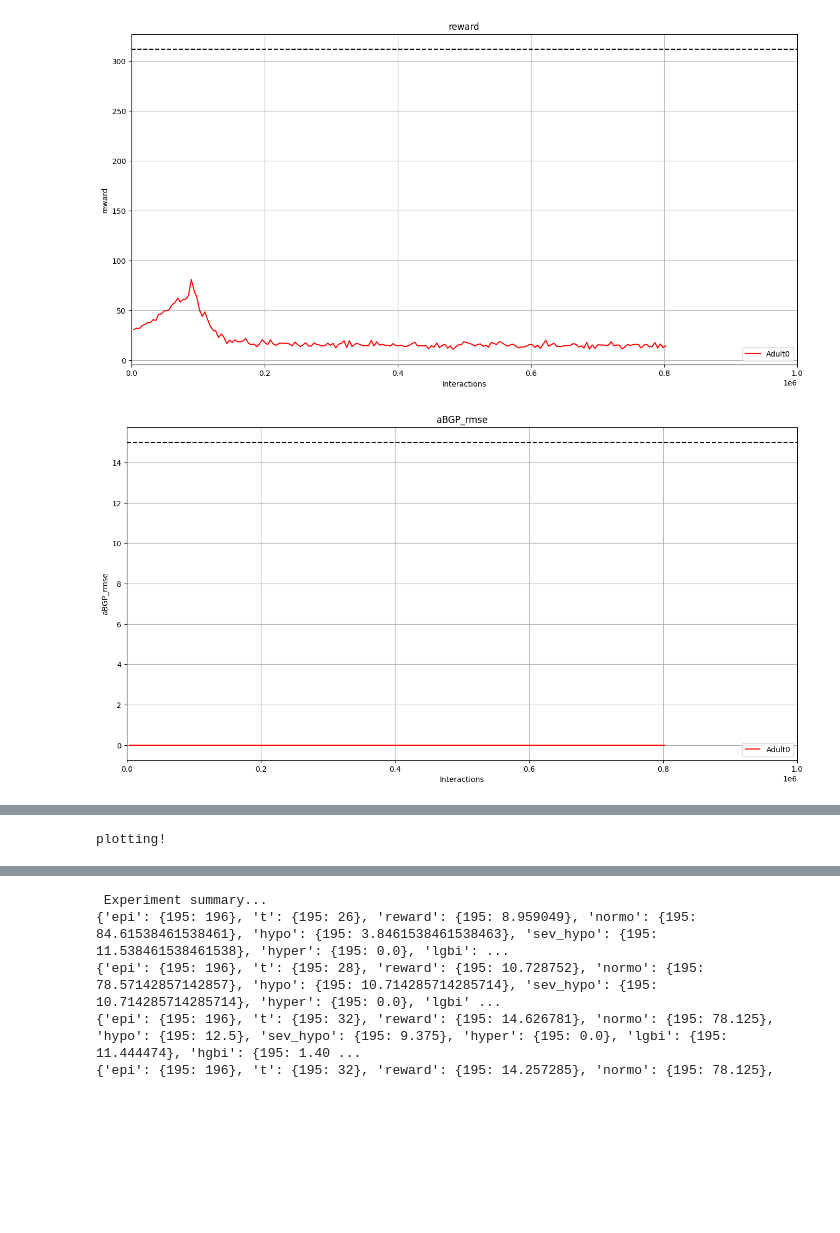
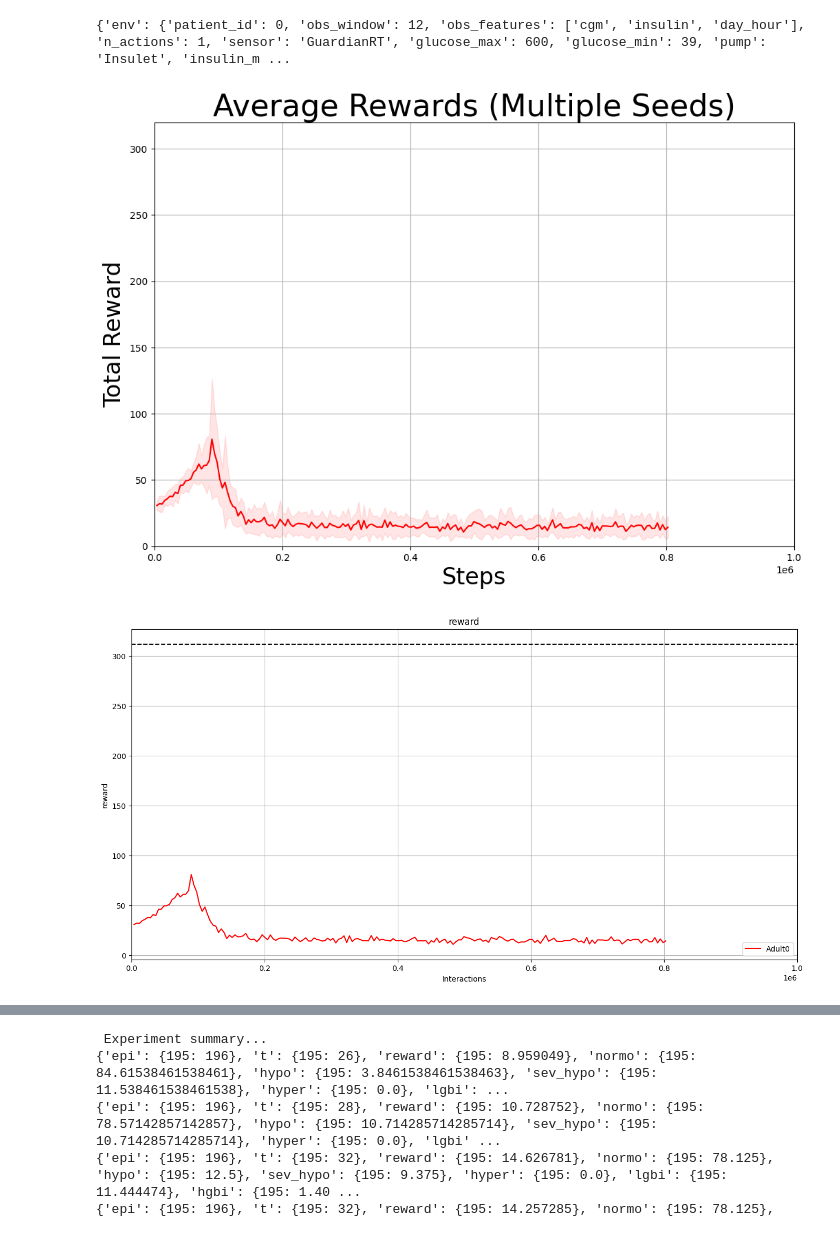
Before and after one commit to RL4H/RL4T1D, a Jupyter notebook: visualiser/notebooks/individual_analyzer.ipynb, the cells around one changed output, grey strips where cells are left out. Saved outputs shown, nothing was run; the diff lists cells and outputs as text; code cells hidden in the pictures; blank space fills up the shorter version.

Commit message:
fixed multiple averages func

```diff
--- a/visualiser/notebooks/individual_analyzer.ipynb
+++ b/visualiser/notebooks/individual_analyzer.ipynb
@@ -46,33 +46,35 @@ else:
     exp3 = ExperimentVisualise(id=EXP_NAME+'_3', version=1.1, plot_version=1, test_seeds=5000)
 
     exp_vis = {
                 '1':{ "id":exp1, "color":'r',"show": disp_arr[1], "label":LABEL},
                 '2':{ "id":exp2, "color":'g',"show": disp_arr[2], "label":LABEL},
                 '3':{ "id":exp3, "color":'b',"show": disp_arr[3], "label":LABEL},
     }
 
 
 # plot the graphs
 
 # average metric
-if not SINGLE_VIEW: plot_testing_average_metric(exp_vis, [['1', '2', '3']], type='normal', dis_len=dis_len, metric='reward', goal=312, fill=True)
+plot_testing_average_metric(exp_vis, [['1']] if SINGLE_VIEW else [['1', '2', '3']], type='normal', dis_len=dis_len, metric='reward', goal=312, fill=True)
+
 
 #individual seed metrics
 plot_testing_metric(exp_vis, type='normal', dis_len=dis_len, metric='reward', goal=312, fill=False, label=False)  # normal
 plot_testing_metric(exp_vis, type='min_max', dis_len=dis_len, metric='aBGP_rmse', goal=15, fill=False)
 #plot_testing_metric(exp_vis, type='min_max', dis_len=dis_len, metric='cBGP_rmse', goal=10, fill=False)
 # plot_testing_metric(exp_vis, type='min_max', dis_len=dis_len, metric='normo', goal=70, fill=False)  # normal
 plot_testing_metric(exp_vis, type='min_max', dis_len=dis_len, metric='ri', goal=5, fill=False)
 plot_testing_metric(exp_vis, type='min_max', dis_len=dis_len, metric='hgbi', goal=5, fill=False)
 plot_testing_metric(exp_vis, type='min_max', dis_len=dis_len, metric='lgbi', goal=1.1, fill=False)
 #plot_training_logs(exp_vis, dis_len, version=3)
 
 params = ['explained_var', 'true_var','val_loss', 'policy_grad', 'value_grad'] #, 'pi_loss'
 plot_training_logs(mode='ppo', exp_dict=exp_vis, dis_len=dis_len, params=params)
 # params = ['pi_aux_grad'] #'pi_aux_loss', 'vf_aux_loss', vf_aux_grad
 # plot_training_logs(mode='aux', exp_dict=exp_vis, dis_len=250, params=params)
 # params = ['plan_grad', 'plan_loss']
 # plot_training_logs(mode='planning', exp_dict=exp_vis, dis_len=250, params=params)
 # %% [output]
+{'env': {'patient_id': 0, 'obs_window': 12, 'obs_features': ['cgm', 'insulin', 'day_hour'], 'n_actions': 1, 'sensor': 'GuardianRT', 'glucose_max': 600, 'glucose_min': 39, 'pump': 'Insulet', 'insulin_m ...
-[figure, old version]
+[figure, new version]
-[figure, old version]
+[figure, new version]
@@ -82 +83,0 @@ plot_training_logs(mode='ppo', exp_dict=exp_vis, dis_len=dis_len, params=params)
-plotting!
```
Also changed, not shown: parts of 1 cell of this notebook, 1 other file.
